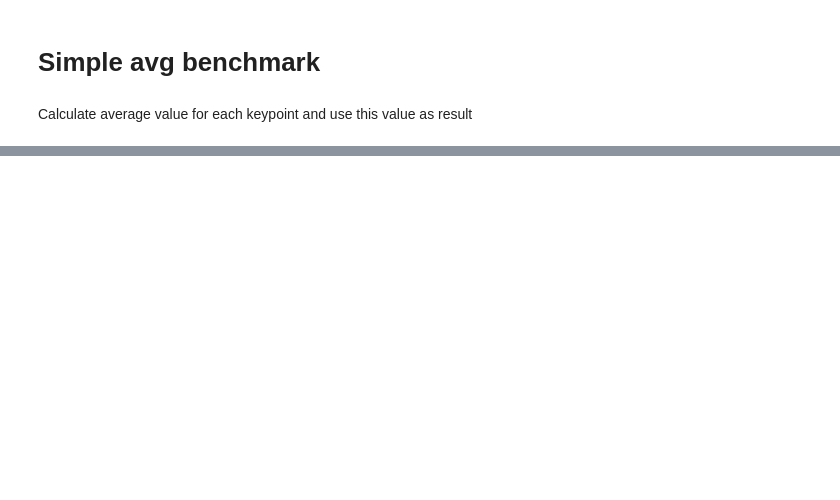
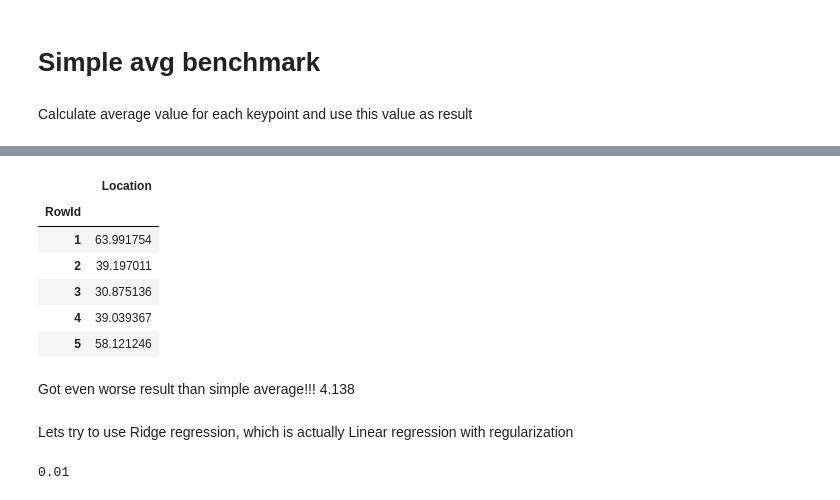
Before and after one commit to mdmitr/Kaggle_FacialKeypointsDetection, a Jupyter notebook: Facial Keypoints Detection.ipynb, the cells around one changed output, grey strips where cells are left out. Saved outputs shown, nothing was run; the diff lists cells and outputs as text; code cells hidden in the pictures; blank space fills up the shorter version.

```diff
--- a/Facial Keypoints Detection.ipynb
+++ b/Facial Keypoints Detection.ipynb
@@ -97,0 +140,12 @@ benchmark_submission.to_csv('submissions/benchmark.csv')
+# %%
+linear_submission = pd.DataFrame(values_linear, index=rowids, columns=['Location'])
+linear_submission.index.name='RowId'
+linear_submission.head()
+# %% [output]
+|  | Location |
+| RowId |  |
+| 1 | 63.991754 |
+| 2 | 39.197011 |
+| 3 | 30.875136 |
+| 4 | 39.039367 |
+| 5 | 58.121246 |
@@ -97,0 +154,10 @@ benchmark_submission.to_csv('submissions/benchmark.csv')
+# %% [markdown]
+Got even worse result than simple average!!! 4.138
+# %% [markdown]
+Lets try to use Ridge regression, which is actually Linear regression with regularization
+# %%
+ridge_clf = linear_model.RidgeCV(alphas=[0.01, 0.1, 1.0, 10.0, 100])
+ridge_clf.fit(np.vstack(train.Image.values), train[keypoints_columns].values)
+ridge_clf.alpha_
+# %% [output]
+0.01
```
Also changed, not shown: parts of 30 cells of this notebook, 2 other files.
